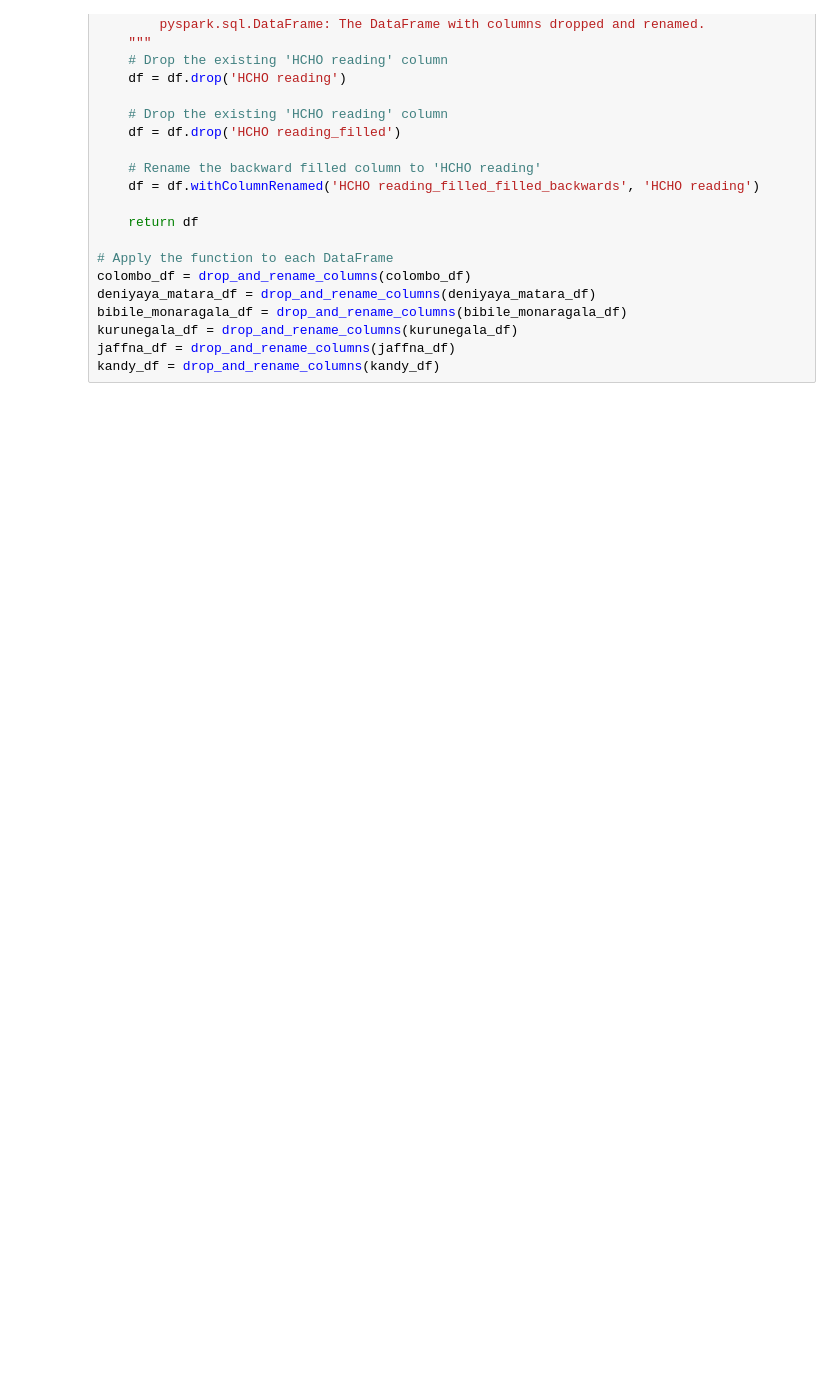
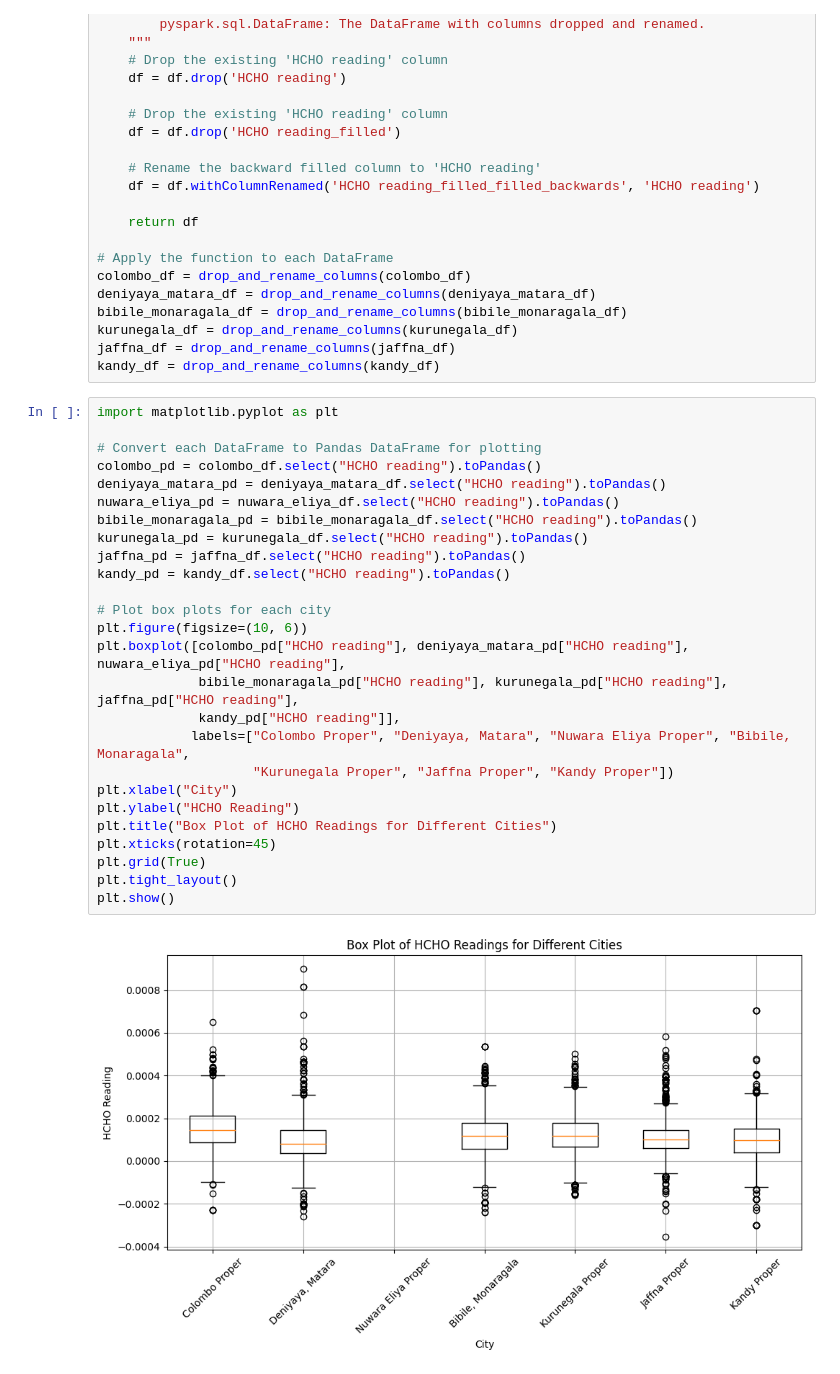
Before and after one commit to Esandu-Meth-Obadaarachchi/HCHO-level-Time-series-forecasting, a Jupyter notebook: DataEngineering.ipynb, the cells around one changed output. Saved outputs shown, nothing was run; the diff lists cells and outputs as text; blank space fills up the shorter version.

```diff
--- a/DataEngineering.ipynb
+++ b/DataEngineering.ipynb
@@ -537,3 +569,31 @@ bibile_monaragala_df = drop_and_rename_columns(bibile_monaragala_df)
 kurunegala_df = drop_and_rename_columns(kurunegala_df)
 jaffna_df = drop_and_rename_columns(jaffna_df)
 kandy_df = drop_and_rename_columns(kandy_df)
+# %%
+import matplotlib.pyplot as plt
+
+# Convert each DataFrame to Pandas DataFrame for plotting
+colombo_pd = colombo_df.select("HCHO reading").toPandas()
+deniyaya_matara_pd = deniyaya_matara_df.select("HCHO reading").toPandas()
+nuwara_eliya_pd = nuwara_eliya_df.select("HCHO reading").toPandas()
+bibile_monaragala_pd = bibile_monaragala_df.select("HCHO reading").toPandas()
+kurunegala_pd = kurunegala_df.select("HCHO reading").toPandas()
+jaffna_pd = jaffna_df.select("HCHO reading").toPandas()
+kandy_pd = kandy_df.select("HCHO reading").toPandas()
+
+# Plot box plots for each city
+plt.figure(figsize=(10, 6))
+plt.boxplot([colombo_pd["HCHO reading"], deniyaya_matara_pd["HCHO reading"], nuwara_eliya_pd["HCHO reading"],
+             bibile_monaragala_pd["HCHO reading"], kurunegala_pd["HCHO reading"], jaffna_pd["HCHO reading"],
+             kandy_pd["HCHO reading"]],
+            labels=["Colombo Proper", "Deniyaya, Matara", "Nuwara Eliya Proper", "Bibile, Monaragala",
+                    "Kurunegala Proper", "Jaffna Proper", "Kandy Proper"])
+plt.xlabel("City")
+plt.ylabel("HCHO Reading")
+plt.title("Box Plot of HCHO Readings for Different Cities")
+plt.xticks(rotation=45)
+plt.grid(True)
+plt.tight_layout()
+plt.show()
+# %% [output]
+[figure, added]
```
Also changed, not shown: parts of 1 cell of this notebook.
